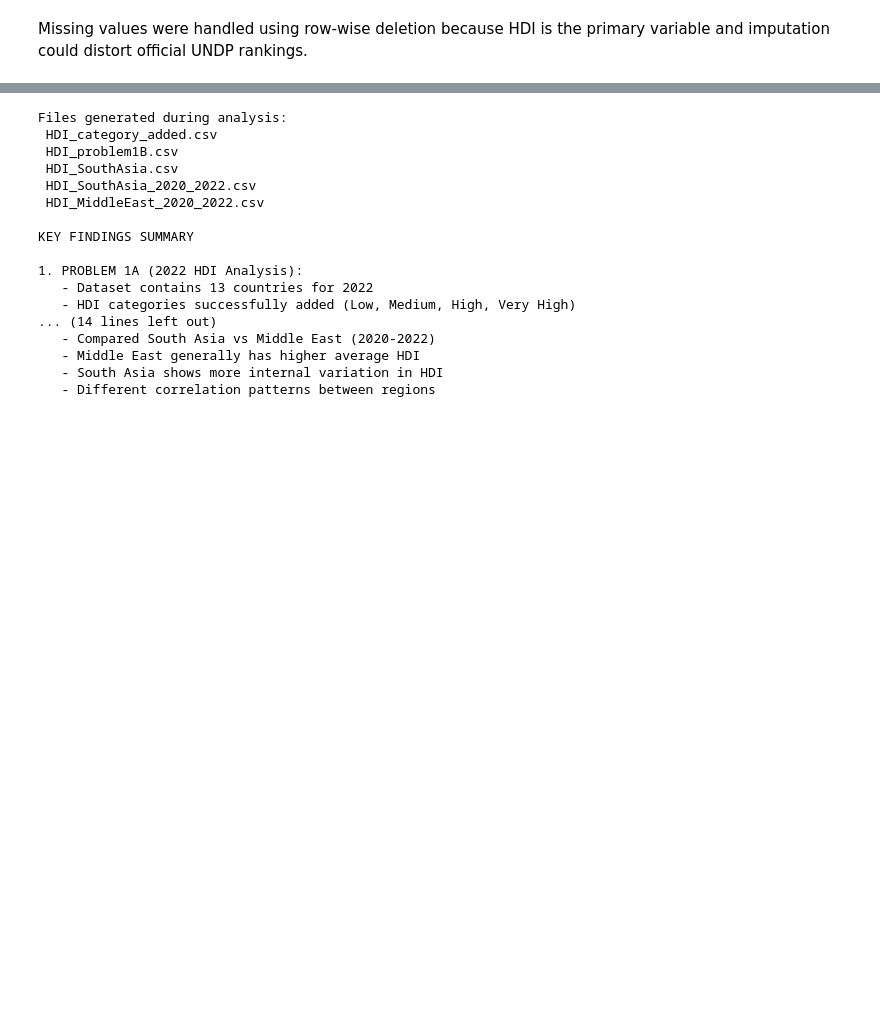
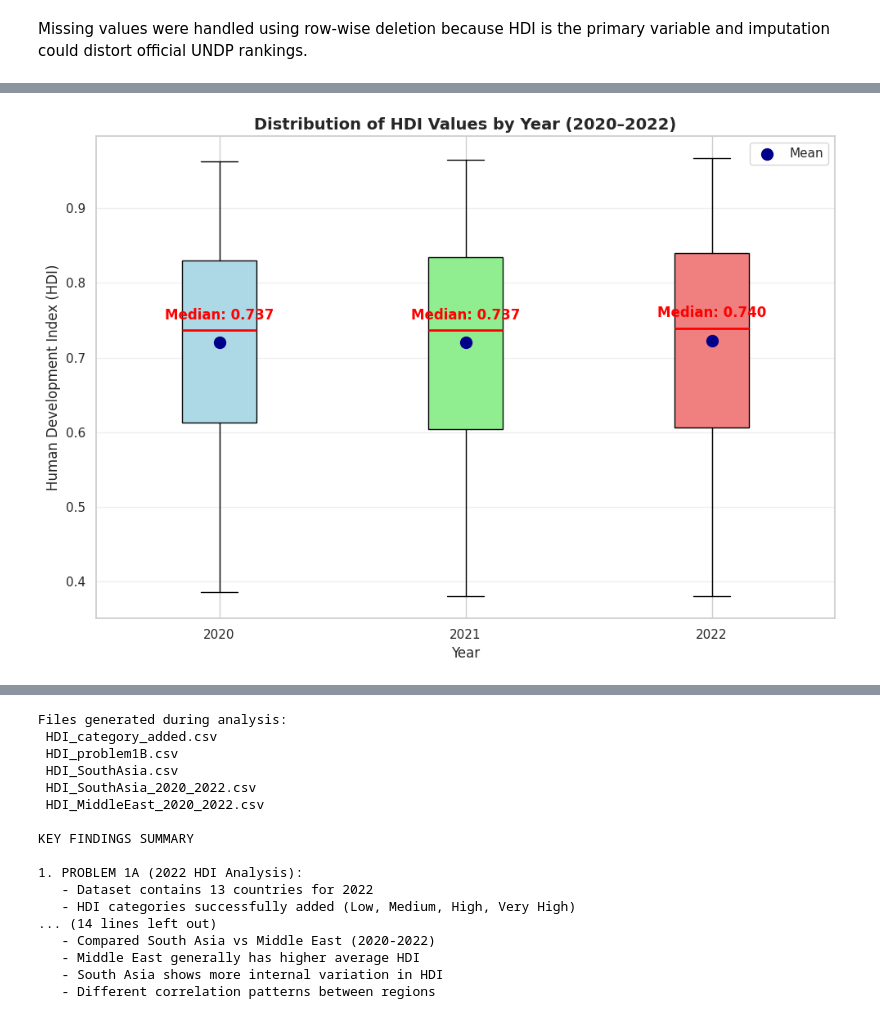
Before and after one commit to AditriPrajapati1/AI_Assignment-I, a Jupyter notebook: 2501453_AditriPrajapati.ipynb, the cells around one changed output, grey strips where cells are left out. Drawn from its saved outputs; the diff is of its cells as text; code cells hidden in the pictures; blank space fills up the shorter version.

```diff
--- a/2501453_AditriPrajapati.ipynb
+++ b/2501453_AditriPrajapati.ipynb
@@ -2902,0 +758,80 @@ Summary and File Generation
+# %%
+print("=== Creating Box Plot: HDI Distribution by Year ===")
+
+# Prepare data for box plot
+hdi_by_year = {}
+for year in [2020, 2021, 2022]:
+    year_data = hdi_2020_2022_clean[
+        hdi_2020_2022_clean['year'] == year
+    ]['hdi'].dropna()
+    hdi_by_year[year] = year_data
+
+# Create box plot
+plt.figure(figsize=(10, 7))
+box_data = [hdi_by_year[2020], hdi_by_year[2021], hdi_by_year[2022]]
+box_labels = ['2020', '2021', '2022']
+
+box_plot = plt.boxplot(
+    box_data,
+    labels=box_labels,
+    patch_artist=True,
+    medianprops={'color': 'red', 'linewidth': 2}
+)
+
+# Customize box colors
+colors = ['lightblue', 'lightgreen', 'lightcoral']
+for patch, color in zip(box_plot['boxes'], colors):
+    patch.set_facecolor(color)
+
+plt.xlabel('Year', fontsize=12)
+plt.ylabel('Human Development Index (HDI)', fontsize=12)
+plt.title(
+    'Distribution of HDI Values by Year (2020–2022)',
+    fontsize=14,
+    fontweight='bold'
+)
+plt.grid(axis='y', alpha=0.3)
+
+# Add mean markers AND median labels
+for i, year in enumerate([2020, 2021, 2022], 1):
+    mean_val = hdi_by_year[year].mean()
+    median_val = hdi_by_year[year].median()
+
+    # Mean shown as blue dot
+    plt.scatter(
+        i,
+        mean_val,
+        color='darkblue',
+        s=100,
+        zorder=3,
+        label='Mean' if i == 1 else ""
+    )
+
+    # Median label placed near red line
+    plt.text(
+        i,
+        median_val + 0.01,
+        f'Median: {median_val:.3f}',
+        ha='center',
+        va='bottom',
+        fontweight='bold',
+        color='red'
+    )
+
+plt.legend()
+plt.tight_layout()
+plt.show()
+
+# Print summary statistics
+print("\n=== HDI Distribution Summary Statistics ===")
+for year in [2020, 2021, 2022]:
+    data = hdi_by_year[year]
+    print(f"\nYear {year}:")
+    print(f"  Count:  {len(data)} countries")
+    print(f"  Mean:   {data.mean():.3f}")
+    print(f"  Median: {data.median():.3f}")
+    print(f"  Std:    {data.std():.3f}")
+    print(f"  Min:    {data.min():.3f}")
+    print(f"  Max:    {data.max():.3f}")
+    print(f"  IQR:    {data.quantile(0.75) - data.quantile(0.25):.3f}")
+# %% [output]
@@ -2902,0 +839 @@ Summary and File Generation
+[figure, added]
```
Also changed, not shown: parts of 128 cells of this notebook.
